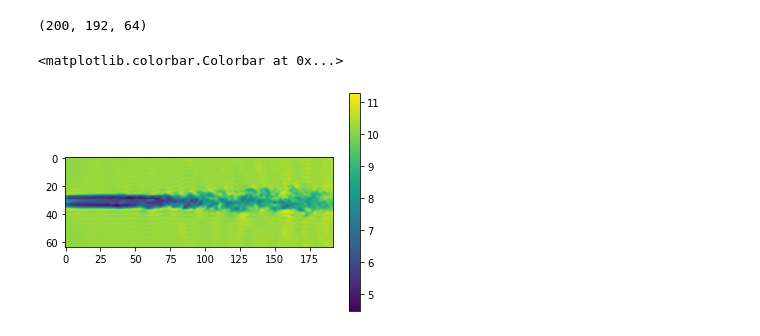
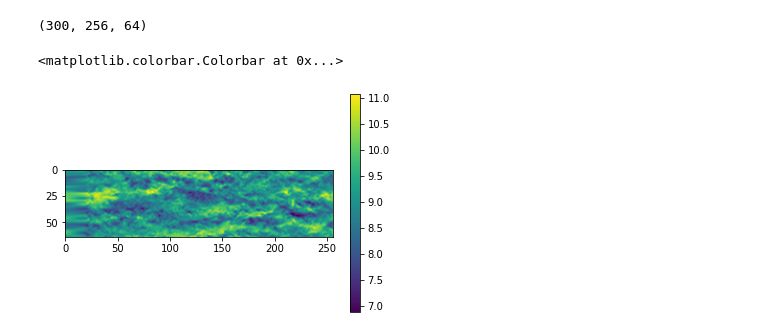
Before and after one commit to moulin1024/ANEMOI, a Jupyter notebook: postprocessing.ipynb, the cells around one changed output. Cells and saved outputs as stored; diff of their text form; code cells hidden in the pictures.

```diff
--- a/postprocessing.ipynb
+++ b/postprocessing.ipynb
@@ -11,15 +12,15 @@ from pydmd import FbDMD
 # %%
 f = h5py.File('job/7D-yaw0/output/7D-yaw0_flowfield.h5','r')
 U = f['u']
-U = U[100:,64:,:]
+U = U[:,:,:]
 mean_U = np.mean(U,axis=0)
 # U = U - mean_U
 print(U.shape)
 
 plt.imshow(U[99,:,:].T)
 plt.colorbar()
 # plt.show()
 # %% [output]
-(200, 192, 64)
+(300, 256, 64)
 <matplotlib.colorbar.Colorbar at 0x...>
-[figure, old version]
+[figure, new version]
```
Also changed, not shown: parts of 7 cells of this notebook, 4 other files.
